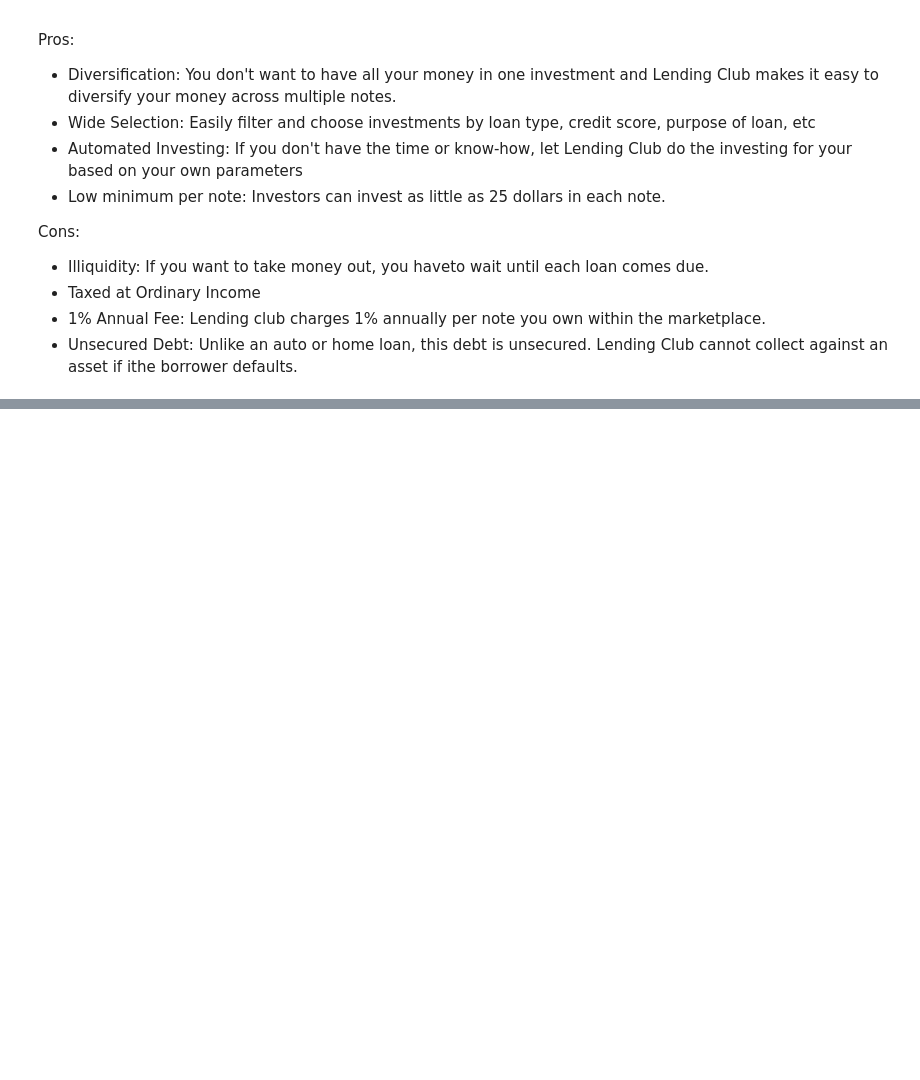
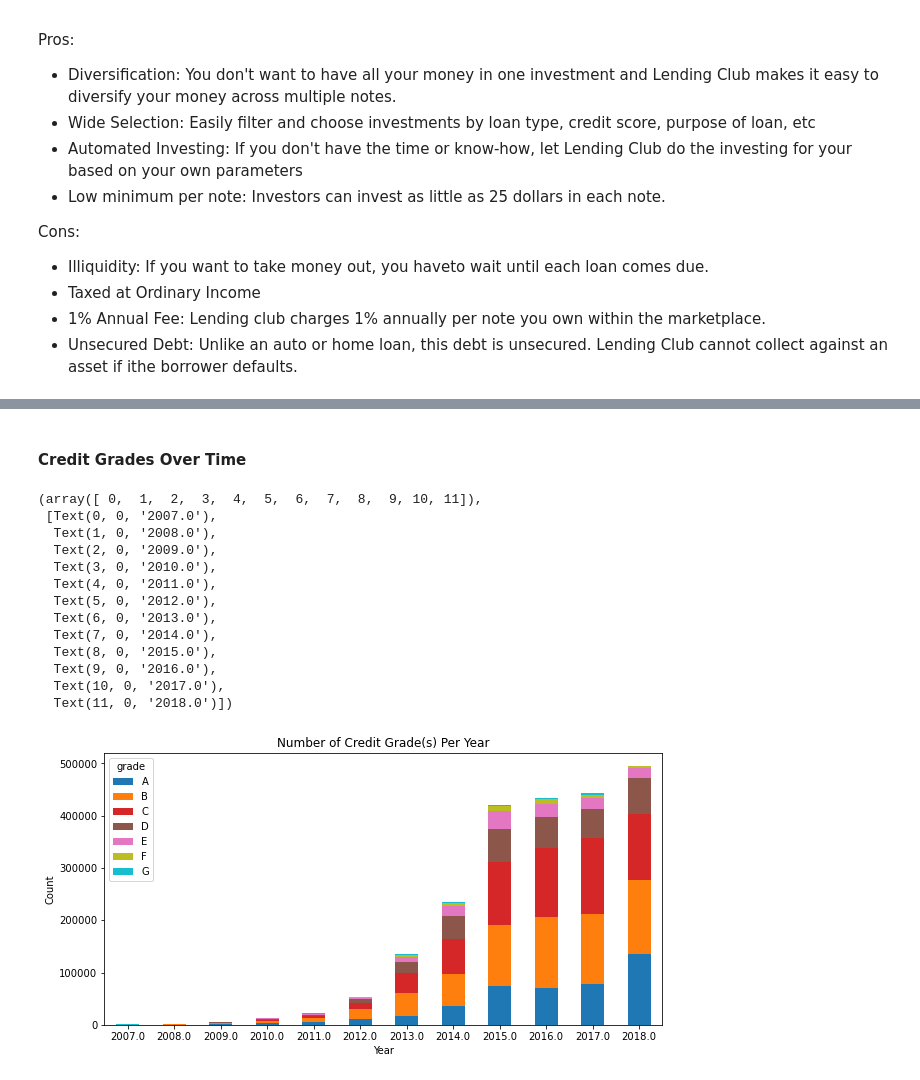
Before and after one commit to touyang219/LC_Capstone, a Jupyter notebook: Capstone.ipynb, the cells around one changed output, grey strips where cells are left out. Saved outputs shown, nothing was run; the diff lists cells and outputs as text; code cells hidden in the pictures; blank space fills up the shorter version.

```diff
--- a/Capstone.ipynb
+++ b/Capstone.ipynb
@@ -80,0 +233,27 @@ Cons:
+# %% [markdown]
+#### Credit Grades Over Time
+# %%
+
+accepted.groupby(['year', 'grade']).size().unstack().plot(kind = 'bar',
+                                                          stacked = True,
+                                                          figsize=(10, 5),
+                                                          cmap = 'tab10')
+plt.ylabel('Count')
+plt.xlabel("Year")
+plt.title("Number of Credit Grade(s) Per Year")
+plt.xticks(rotation = 0)
+# %% [output]
+(array([ 0,  1,  2,  3,  4,  5,  6,  7,  8,  9, 10, 11]),
+ [Text(0, 0, '2007.0'),
+  Text(1, 0, '2008.0'),
+  Text(2, 0, '2009.0'),
+  Text(3, 0, '2010.0'),
+  Text(4, 0, '2011.0'),
+  Text(5, 0, '2012.0'),
+  Text(6, 0, '2013.0'),
+  Text(7, 0, '2014.0'),
+  Text(8, 0, '2015.0'),
+  Text(9, 0, '2016.0'),
+  Text(10, 0, '2017.0'),
+  Text(11, 0, '2018.0')])
+[figure, added]
```
Also changed, not shown: parts of 36 cells of this notebook.
